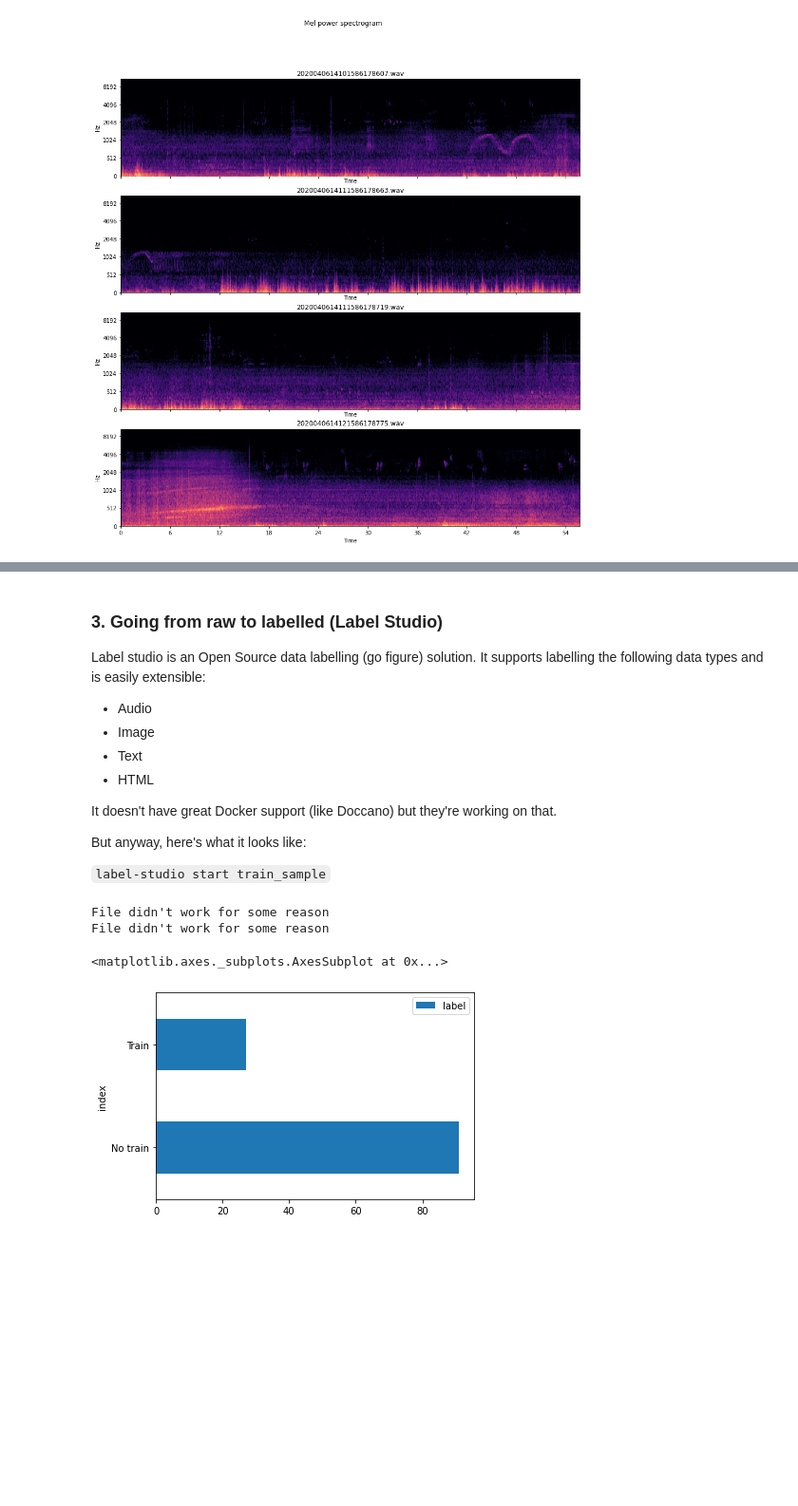
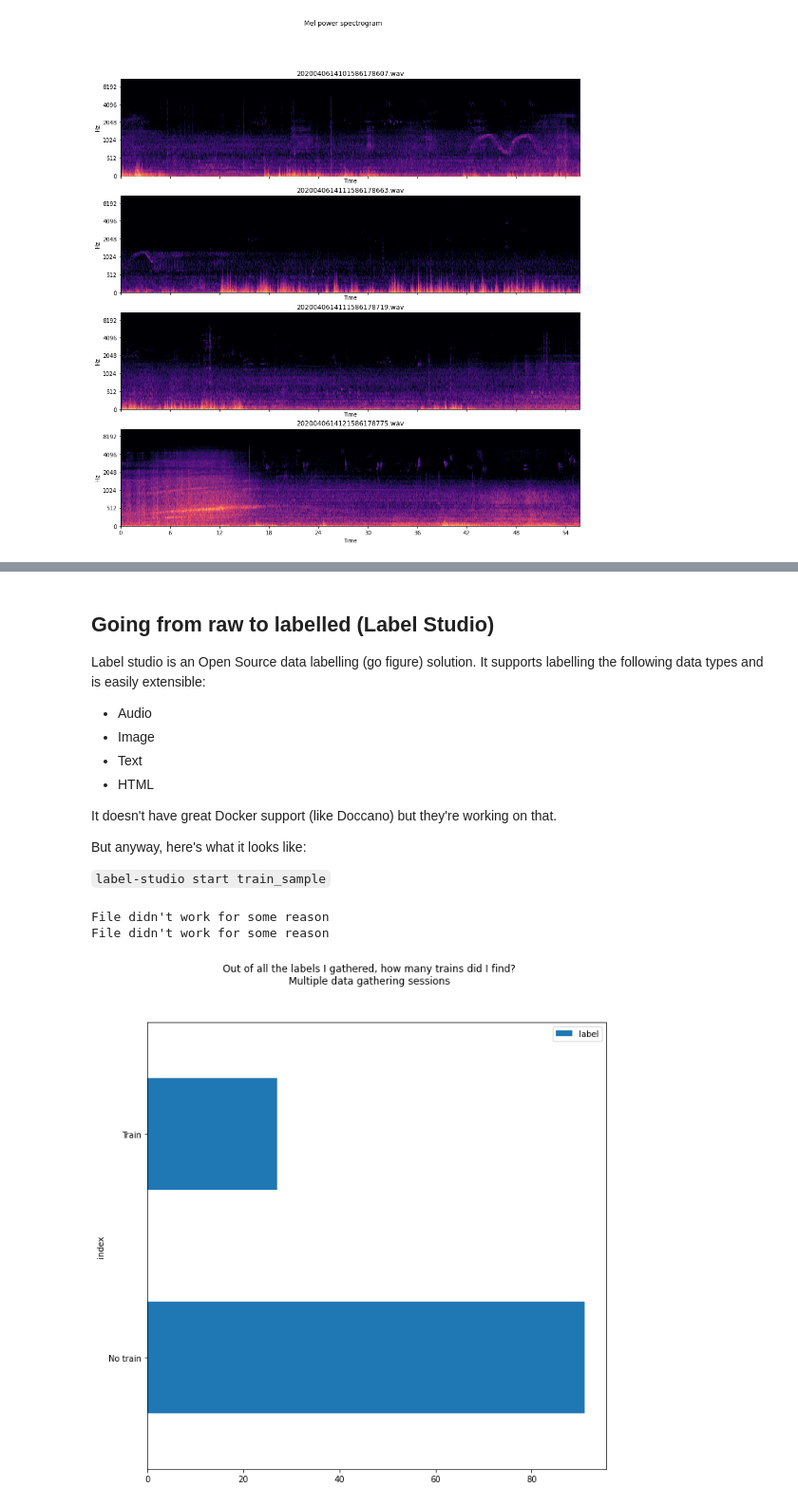
Before and after one commit to evanmiller29/rasp_pi_siren_train_counter, a Jupyter notebook: Presentation.ipynb, the cells around one changed output, grey strips where cells are left out. Shown at 95% size. Cells and saved outputs as stored; diff of their text form; code cells hidden in the pictures; blank space fills up the shorter version.

```diff
--- a/Presentation.ipynb
+++ b/Presentation.ipynb
@@ -125,7 +139,7 @@ fig.savefig('spectogram_6_10.png')
 
 <img src="spectogram_6_10.png" width="500">
 # %% [markdown]
-### 3. Going from raw to labelled (Label Studio)
+## Going from raw to labelled (Label Studio)
 
 Label studio is an Open Source data labelling (go figure) solution.
 It supports labelling the following data types and is easily extensible:
@@ -169,11 +183,15 @@ for file in labelled_data:
 File didn't work for some reason
 File didn't work for some reason
 # %%
+fig, ax = plt.subplots(figsize=(10, 10))
+
 results_df = pd.DataFrame(results)
 graph_df = results_df['label'].value_counts().reset_index()
 
 graph_df = graph_df.set_index('index')
-graph_df.plot(kind='barh')
+graph_df.plot(kind='barh', ax=ax)
+
+fig.suptitle('Out of all the labels I gathered, how many trains did I find?\nMultiple data gathering sessions');
+fig.savefig('trains_no_trains.png');
 # %% [output]
-<matplotlib.axes._subplots.AxesSubplot at 0x...>
-[figure, old version]
+[figure, new version]
```
Also changed, not shown: parts of 13 cells of this notebook, 5 other files.
